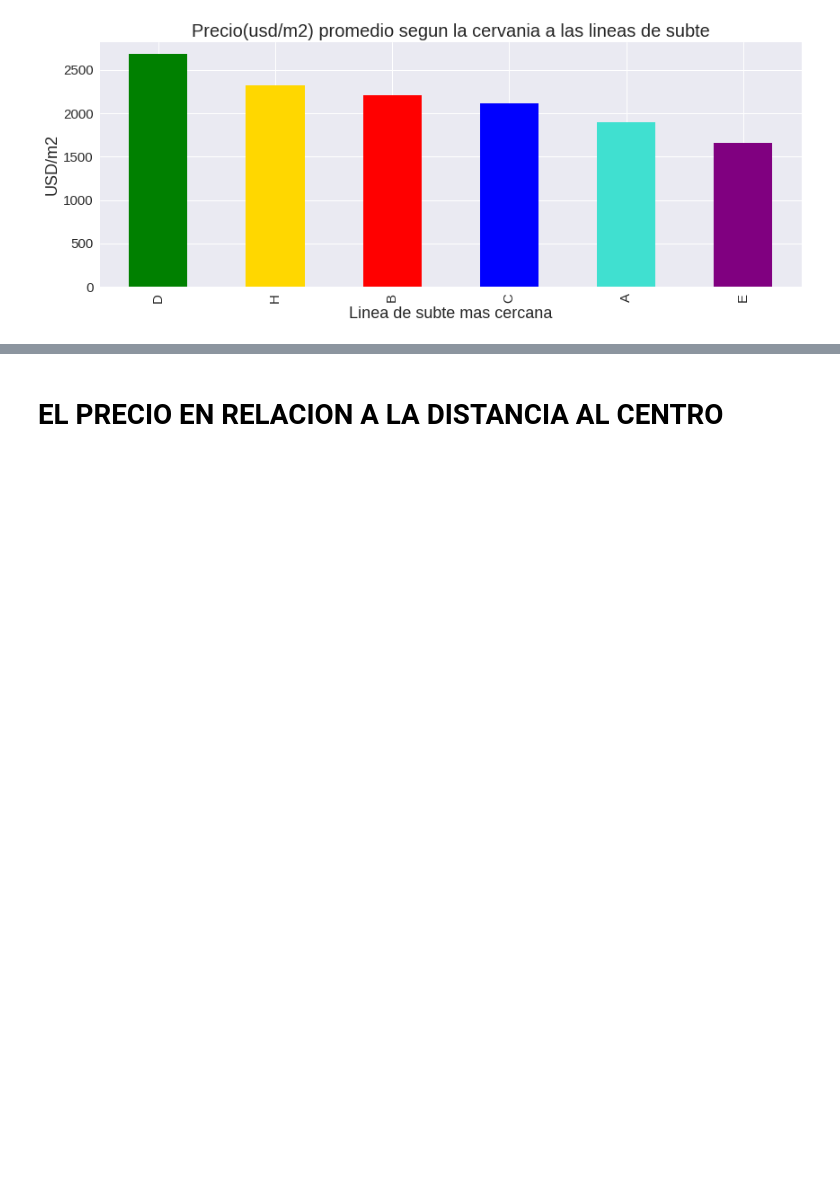
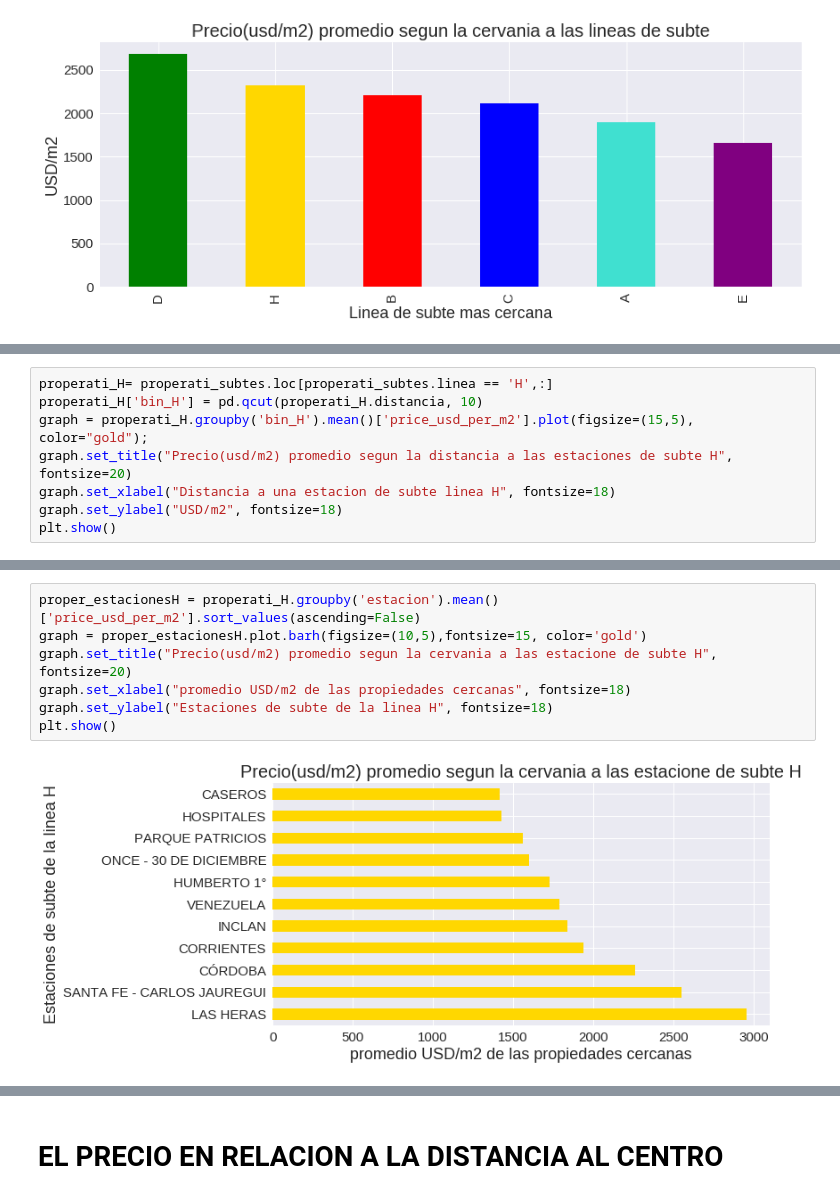
Before and after one commit to jazminferreiro-zz/orgaTP1, a Jupyter notebook: Analisis exploratorio Properati .ipynb, the cells around one changed output, grey strips where cells are left out. Cells and saved outputs as stored; diff of their text form; blank space fills up the shorter version.

```diff
--- a/Analisis exploratorio Properati .ipynb
+++ b/Analisis exploratorio Properati .ipynb
@@ -639,0 +673,8 @@ plt.show()
+# %%
+properati_H= properati_subtes.loc[properati_subtes.linea == 'H',:]
+properati_H['bin_H'] = pd.qcut(properati_H.distancia, 10)
+graph = properati_H.groupby('bin_H').mean()['price_usd_per_m2'].plot(figsize=(15,5), color="gold");
+graph.set_title("Precio(usd/m2) promedio segun la distancia a las estaciones de subte H", fontsize=20)
+graph.set_xlabel("Distancia a una estacion de subte linea H", fontsize=18)
+graph.set_ylabel("USD/m2", fontsize=18)
+plt.show()
@@ -639,0 +687,9 @@ plt.show()
+# %%
+proper_estacionesH = properati_H.groupby('estacion').mean()['price_usd_per_m2'].sort_values(ascending=False)
+graph = proper_estacionesH.plot.barh(figsize=(10,5),fontsize=15, color='gold')
+graph.set_title("Precio(usd/m2) promedio segun la cervania a las estacione de subte H", fontsize=20)
+graph.set_xlabel("promedio USD/m2 de las propiedades cercanas", fontsize=18)
+graph.set_ylabel("Estaciones de subte de la linea H", fontsize=18)
+plt.show()
+# %% [output]
+[figure, added]
```
Also changed, not shown: parts of 13 cells of this notebook.
